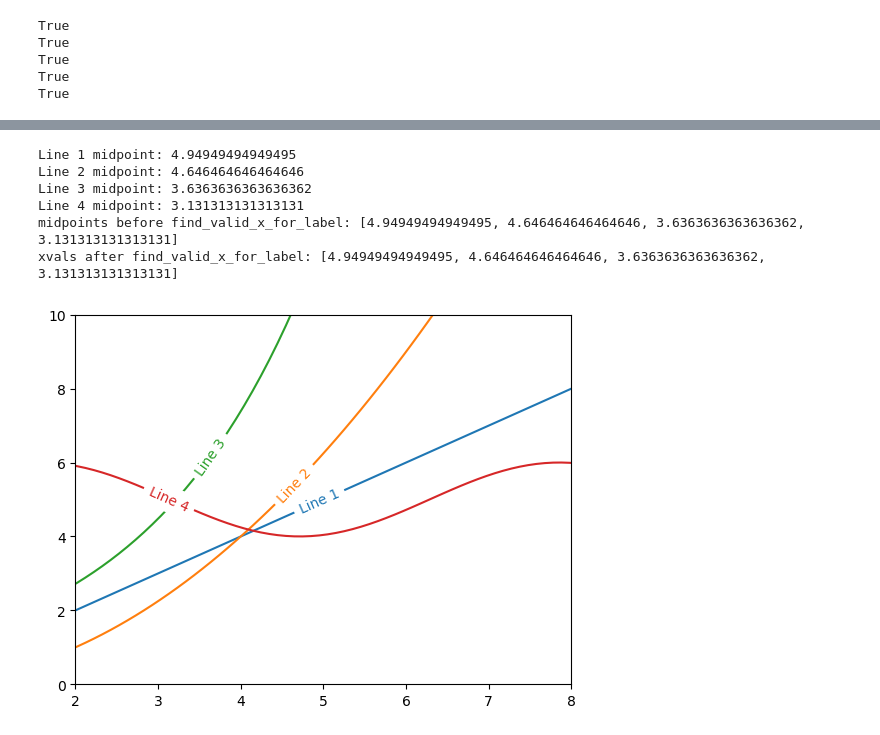
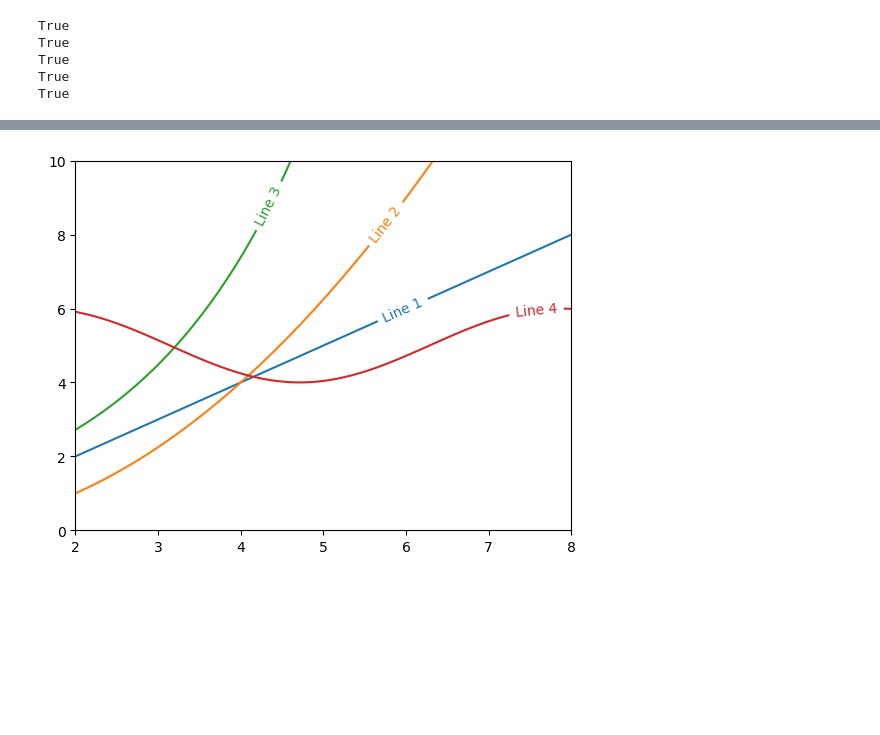
Before and after one commit to wilkeska/PFAS_Modeling, a Jupyter notebook: pseudo_PFR/MRE.ipynb, the cells around one changed output, grey strips where cells are left out. Drawn from its saved outputs; the diff is of its cells as text; code cells hidden in the pictures; blank space fills up the shorter version.

Commit message:
made good version of interactive plot for conc

```diff
--- a/pseudo_PFR/MRE.ipynb
+++ b/pseudo_PFR/MRE.ipynb
@@ -976,27 +869,21 @@ xvals after find_valid_x_for_label: [5.820333333333334e-05, None, None, 5.448666
 # %%
 plt.figure()
 #make a bunch of lines, using linear, polynomial, exponential, and trigonometric functions
 x = np.linspace(0, 10, 100)
 y1 = x
 y2 = (x/2)**2
 y3 = np.exp(x/2)
 y4 = np.sin(x) +5
 
 
 plt.plot(x ,y1, label='Line 1')
 plt.plot(x, y2, label='Line 2')
 plt.plot(x, y3, label='Line 3')
 plt.plot(x, y4, label='Line 4')
 plt.xlim(2, 8)
 plt.ylim(0, 10)
 
 ax = plt.gca()
-label_plot_lines(ax)
+labelLines(ax)
 # %% [output]
-Line 1 midpoint: 4.94949494949495
-Line 2 midpoint: 4.646464646464646
-Line 3 midpoint: 3.6363636363636362
-Line 4 midpoint: 3.131313131313131
-midpoints before find_valid_x_for_label: [4.94949494949495, 4.646464646464646, 3.6363636363636362, 3.131313131313131]
-xvals after find_valid_x_for_label: [4.94949494949495, 4.646464646464646, 3.6363636363636362, 3.131313131313131]
-[figure, old version]
+[figure, new version]
```
Also changed, not shown: parts of 3 cells of this notebook, 2 other files.
